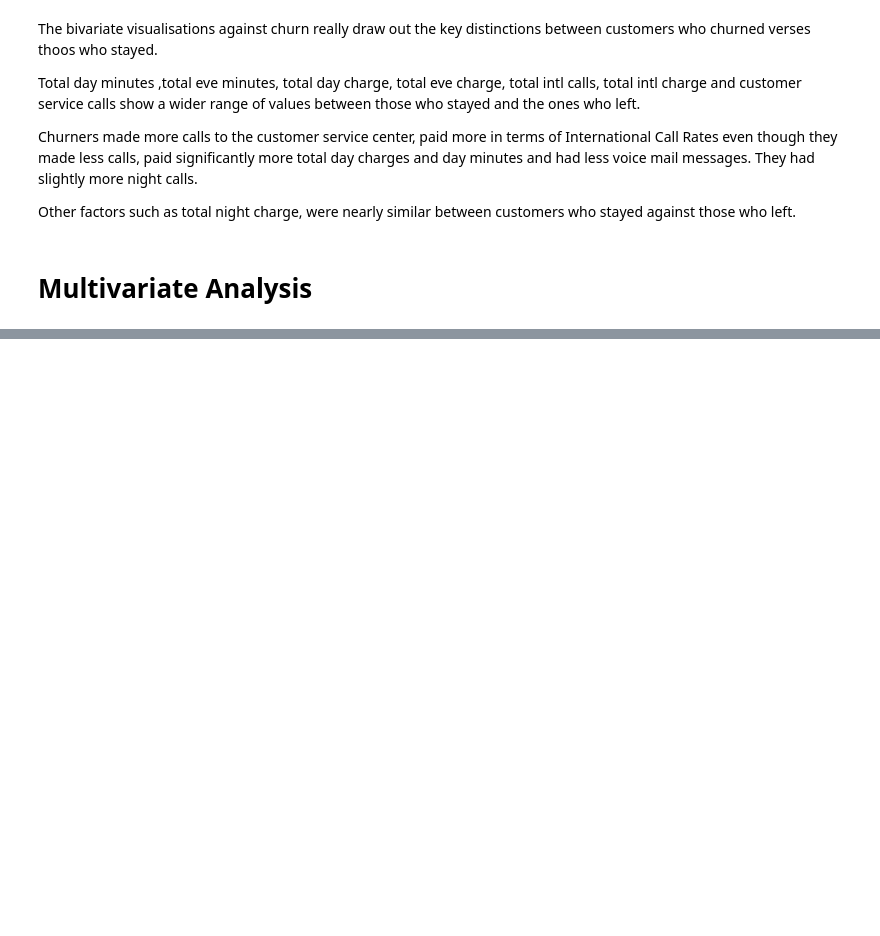
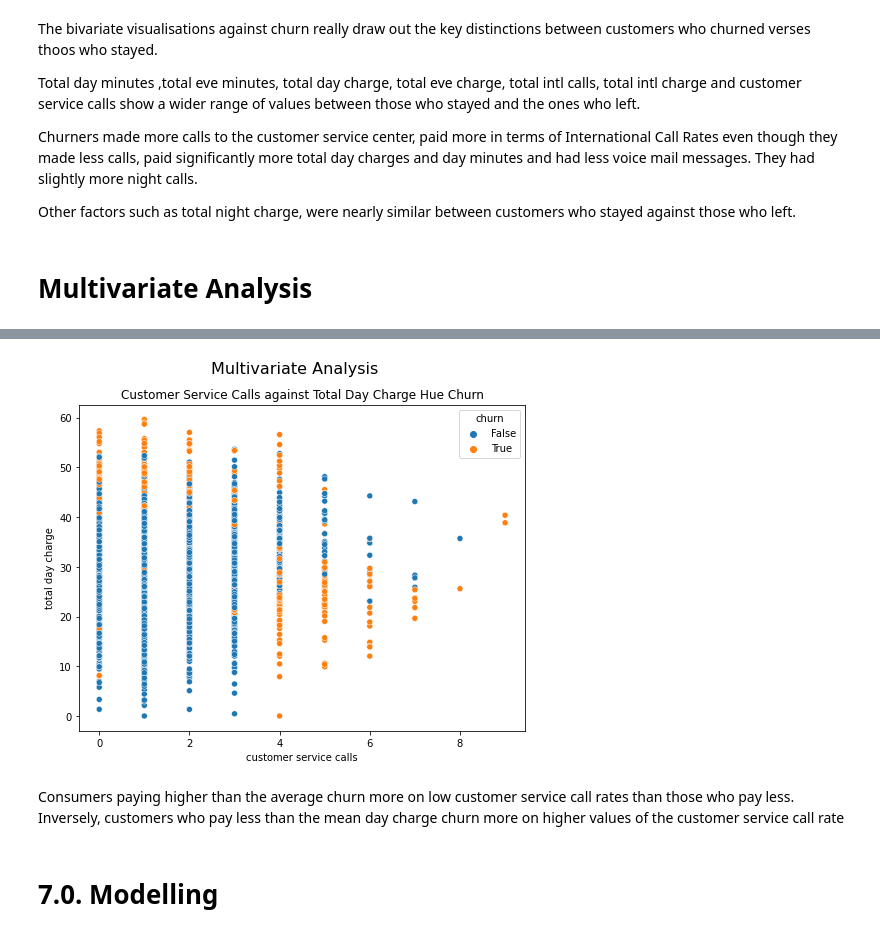
Before and after one commit to Choxy1/syria-tel, a Jupyter notebook: index.ipynb, the cells around one changed output, grey strips where cells are left out. Drawn from its saved outputs; the diff is of its cells as text; code cells hidden in the pictures; blank space fills up the shorter version.

```diff
--- a/index.ipynb
+++ b/index.ipynb
@@ -851,0 +883,9 @@ Other factors such as total night charge, were nearly similar between customers
+# %%
+plot_multivariate(x='customer service calls', y='total day charge', hue='churn')
+# %% [output]
+[figure, added]
+# %% [markdown]
+
+Consumers paying higher than the average churn more on low customer service call rates than those who pay less. Inversely, customers who pay less than the mean day charge churn more on higher values of the customer service call rate
+# %% [markdown]
+# 7.0. Modelling
```
Also changed, not shown: parts of 8 cells of this notebook.
